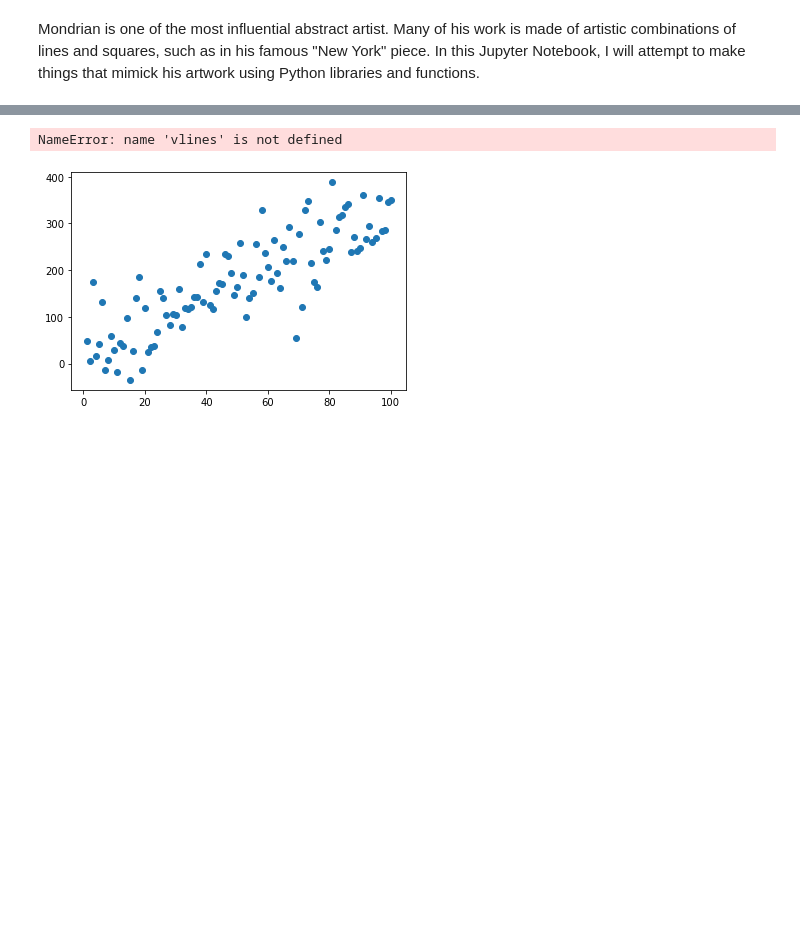
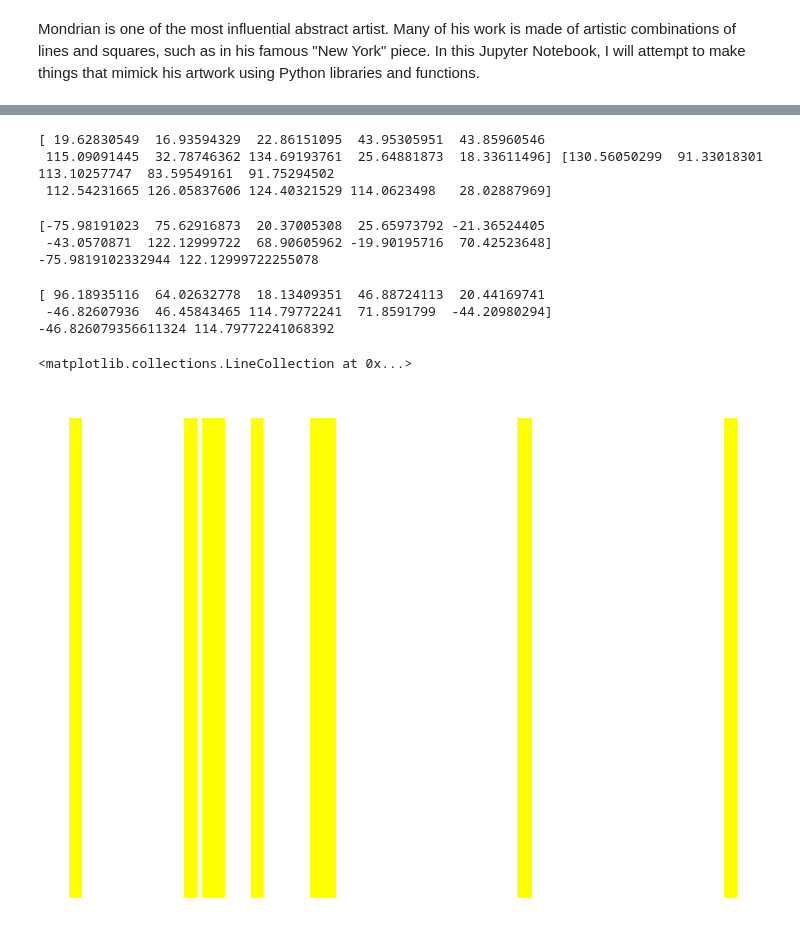
Before and after one commit to zhezhen-y/sciart, a Jupyter notebook: imitate_mondrian_new_york.ipynb, the cells around one changed output, grey strips where cells are left out. Saved outputs shown, nothing was run; the diff lists cells and outputs as text; code cells hidden in the pictures; blank space fills up the shorter version.

Commit message:
imitating Mondrian's abstract art using numpy and matplotlib

```diff
--- a/imitate_mondrian_new_york.ipynb
+++ b/imitate_mondrian_new_york.ipynb
@@ -5,11 +10,54 @@ Mondrian is one of the most influential abstract artist. Many of his work is mad
+# %%
+x = np.arange(0, 10)
+y1 = 20 + 3 * x + np.random.normal(0, 60, 10)
+type(y1)
+vmin = min(y1); vmax = max(y1)
+y2 = np.random.uniform(vmin, vmax, 10)
+print(y1,y2)
+# %% [output]
+[ 19.62830549  16.93594329  22.86151095  43.95305951  43.85960546
+ 115.09091445  32.78746362 134.69193761  25.64881873  18.33611496] [130.56050299  91.33018301 113.10257747  83.59549161  91.75294502
+ 112.54231665 126.05837606 124.40321529 114.0623498   28.02887969]
+# %%
+# num is the total number of offsets.
+def random_offsets(num):
+    # Draw random samples from a normal (Gaussian) distribution.
+    # The the mean is 20 and the standard deviation is 60.
+    x = 20 + np.random.normal(0, 60, num)
+    # Add more noises to the sampled numbers.
+    # y = x + 3 * np.arange(0, num)
+    return x
+# %%
+def uniform_offsets(num,umin,umax):
+    # Draw samples from a uniform distribution.
+    u = np.random.uniform(umin,umax,num)
+    return u
+# %%
+voffsets = random_offsets(10)
+print(voffsets)
+# vmin and vmax are used to set the boundaries of the horizontal lines
+vmin = min(voffsets)
+vmax = max(voffsets)
+print(vmin,vmax)
+# %% [output]
+[-75.98191023  75.62916873  20.37005308  25.65973792 -21.36524405
+ -43.0570871  122.12999722  68.90605962 -19.90195716  70.42523648]
+-75.9819102332944 122.12999722255078
+# %%
+hoffsets = uniform_offsets(10,vmin-4,vmax-5)
+print(hoffsets)
+# hmin and hmax are used to set the boundaries of the vertical lines
+hmin = min(hoffsets)
+hmax = max(hoffsets)
+print(hmin,hmax)
+# %% [output]
+[ 96.18935116  64.02632778  18.13409351  46.88724113  20.44169741
+ -46.82607936  46.45843465 114.79772241  71.8591799  -44.20980294]
+-46.826079356611324 114.79772241068392
 # %%
-import numpy as np
-import matplotlib.pyplot as plt
-np.random.seed(5)
-x = np.arange(1, 101)
-y = 20 + 3 * x + np.random.normal(0, 60, 100)
-p = plt.plot(x, y, "o")
-vlines(70,100,250)
+fig, ax = plt.subplots(figsize=(20,15))
+ax.axis('off')
+plt.vlines(voffsets,hmin,hmax, linewidth=20, color='yellow')
 # %% [output]
-NameError: name 'vlines' is not defined
+<matplotlib.collections.LineCollection at 0x...>
-[figure, old version]
+[figure, new version]
```
Also changed, not shown: parts of 12 cells of this notebook.
